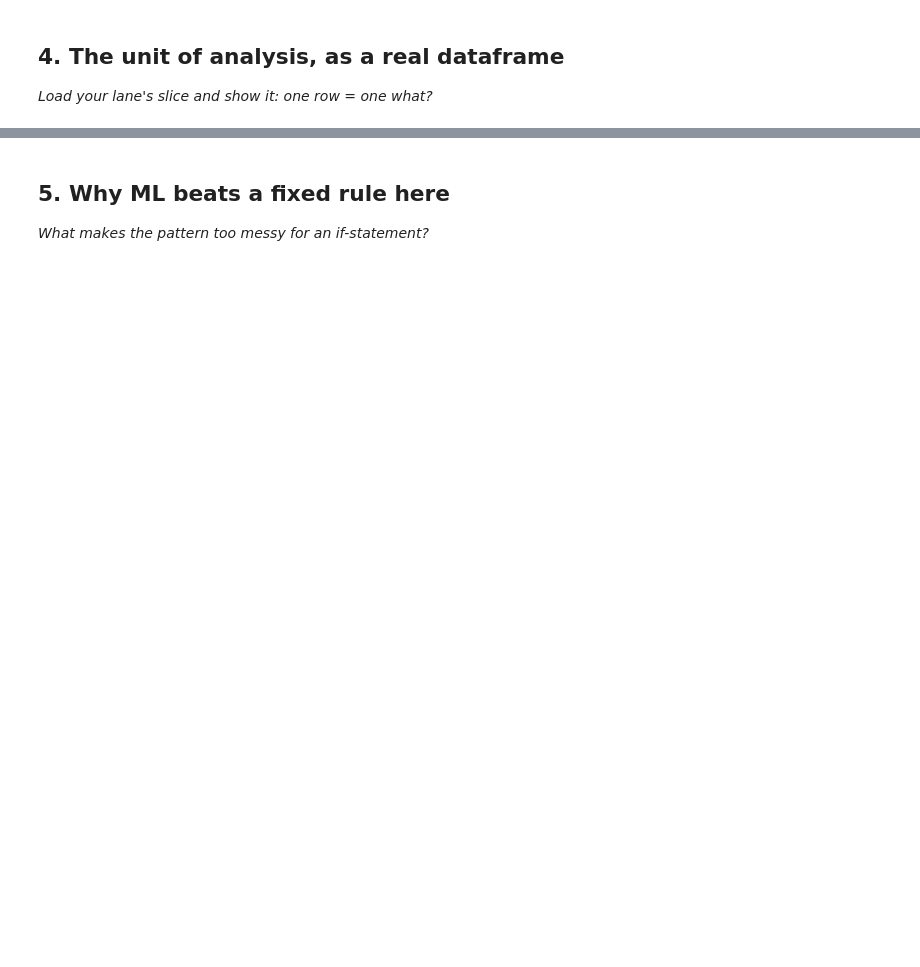
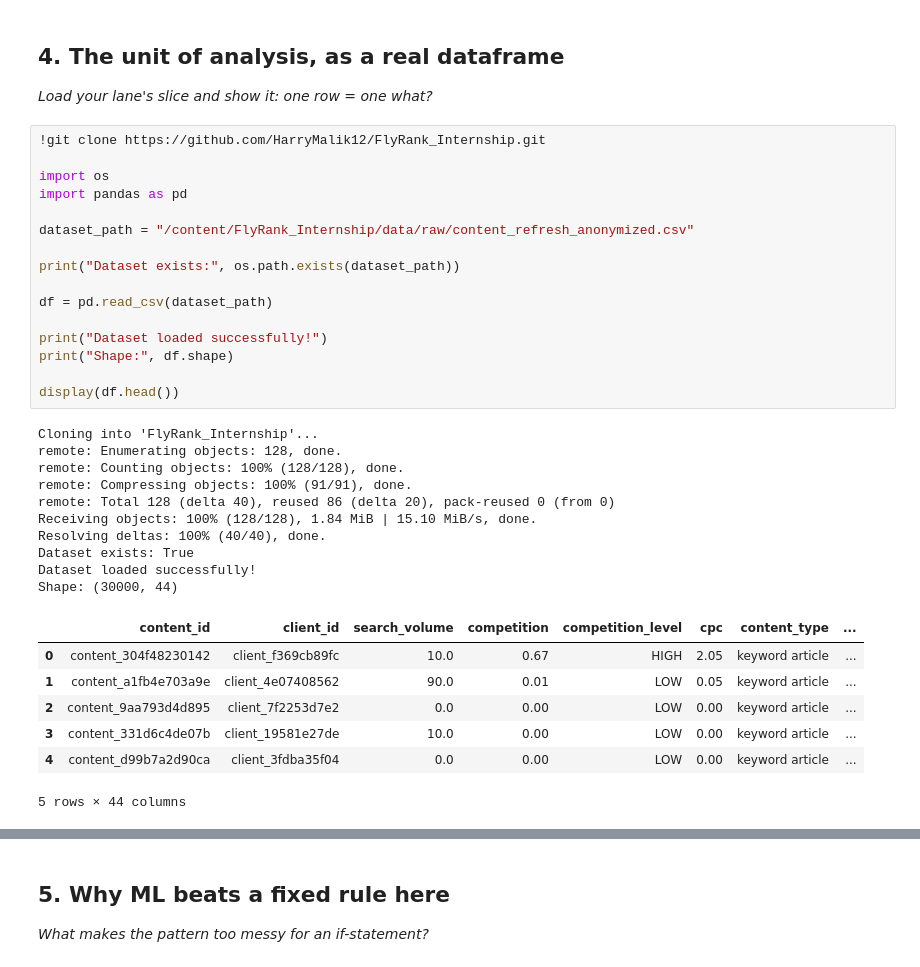
Before and after one commit to HarryMalik12/FlyRank_Internship, a Jupyter notebook: work/notebooks/w02_ml_task_framing.ipynb, the cells around one changed output, grey strips where cells are left out. Cells and saved outputs as stored; diff of their text form; blank space fills up the shorter version.

```diff
--- a/work/notebooks/w02_ml_task_framing.ipynb
+++ b/work/notebooks/w02_ml_task_framing.ipynb
@@ -22,3 +54,37 @@ This skeleton is yours to fill. Work the sections **in order** — each one has
 ## 4. The unit of analysis, as a real dataframe
 
 *Load your lane's slice and show it: one row = one what?*
+# %%
+!git clone https://github.com/HarryMalik12/FlyRank_Internship.git
+
+import os
+import pandas as pd
+
+dataset_path = "/content/FlyRank_Internship/data/raw/content_refresh_anonymized.csv"
+
+print("Dataset exists:", os.path.exists(dataset_path))
+
+df = pd.read_csv(dataset_path)
+
+print("Dataset loaded successfully!")
+print("Shape:", df.shape)
+
+display(df.head())
+# %% [output]
+Cloning into 'FlyRank_Internship'...
+remote: Enumerating objects: 128, done.
+remote: Counting objects: 100% (128/128), done.
+remote: Compressing objects: 100% (91/91), done.
+remote: Total 128 (delta 40), reused 86 (delta 20), pack-reused 0 (from 0)
+Receiving objects: 100% (128/128), 1.84 MiB | 15.10 MiB/s, done.
+Resolving deltas: 100% (40/40), done.
+Dataset exists: True
+Dataset loaded successfully!
+Shape: (30000, 44)
+|  | content_id | client_id | search_volume | competition | competition_level | cpc | content_type | ... |
+| 0 | content_304f48230142 | client_f369cb89fc | 10.0 | 0.67 | HIGH | 2.05 | keyword article | ... |
+| 1 | content_a1fb4e703a9e | client_4e07408562 | 90.0 | 0.01 | LOW | 0.05 | keyword article | ... |
+| 2 | content_9aa793d4d895 | client_7f2253d7e2 | 0.0 | 0.00 | LOW | 0.00 | keyword article | ... |
+| 3 | content_331d6c4de07b | client_19581e27de | 10.0 | 0.00 | LOW | 0.00 | keyword article | ... |
+| 4 | content_d99b7a2d90ca | client_3fdba35f04 | 0.0 | 0.00 | LOW | 0.00 | keyword article | ... |
+5 rows × 44 columns
```
Also changed, not shown: parts of 8 cells of this notebook.
